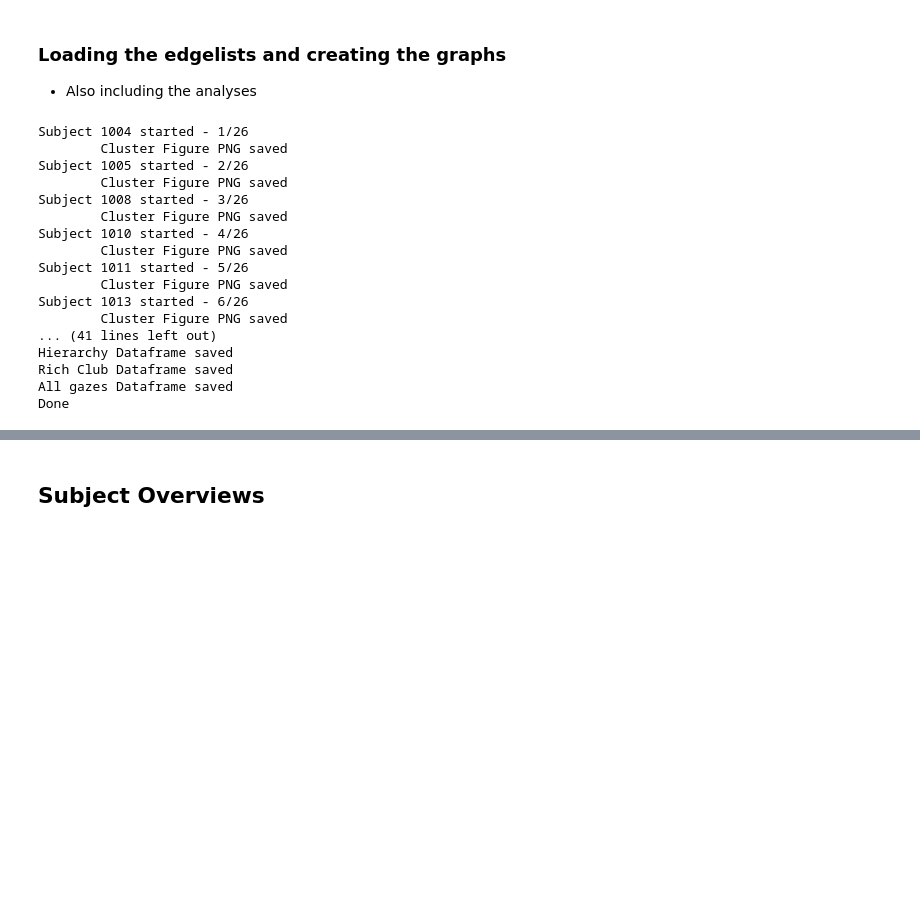
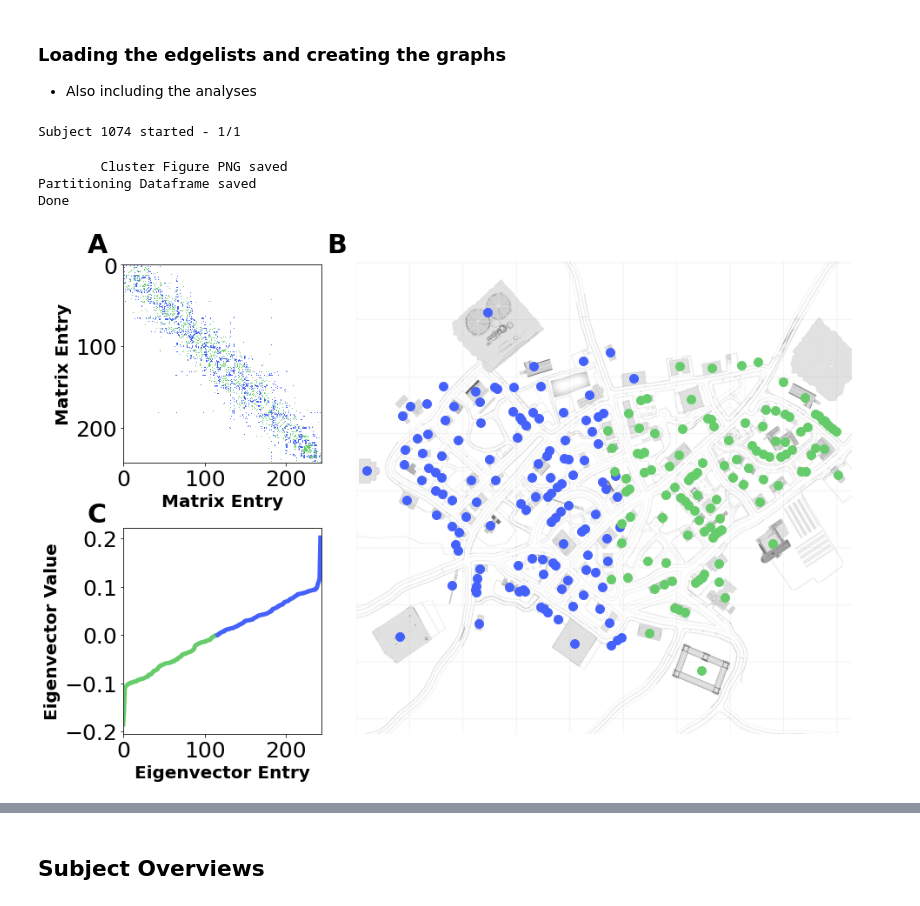
Before and after one commit to lucasessmann/GTA_ET, a Jupyter notebook: GraphAnalysis.ipynb, the cells around one changed output, grey strips where cells are left out. Cells and saved outputs as stored; diff of their text form; code cells hidden in the pictures; blank space fills up the shorter version.

```diff
--- a/GraphAnalysis.ipynb
+++ b/GraphAnalysis.ipynb
@@ -202,7 +204,7 @@ save_centrality = False # if you want to save the centrality dataframe (node deg
 calculate_Partitioning = True # if you want to calculate the graph partitioning
 calculate_Hierarchy = False  # if you want to calculate the hierarchy index
 calculate_RC = False # if you want to calculate the rich club coefficient
-calculate_triang = True  # if you want to calculate the triangulation
+calculate_triang = False  # if you want to calculate the triangulation
 
 subcount = 0 # count subjects
 
@@ -437,10 +439,12 @@ for subject in subIDs:
 
 
                     # settings
-                    plt.xlabel('Matrix Entry', fontsize=fontsize-5, weight='bold')
-                    plt.ylabel('Matrix Entry', fontsize=fontsize-5, weight='bold')
+                    plt.xlabel('Matrix Entry', fontsize=fontsize, weight='bold')
+                    plt.ylabel('Matrix Entry', fontsize=fontsize, weight='bold')
                     plt.rc('xtick', labelsize=fontsize-5)
                     plt.rc('ytick', labelsize=fontsize-5)
+                    plt.xticks([0,100,200])
+                    plt.yticks([0,100,200])
 
 
 
@@ -495,13 +499,20 @@ for subject in subIDs:
                     plt.plot(plot_eig_pos, linewidth = 5, color =blue)
 
                     # settings
-                    plt.xlabel('Eigenvector Entry', fontsize=fontsize-5, weight='bold')
-                    plt.ylabel('Eigenvector Value', fontsize=fontsize-5, weight='bold')
-                    plt.rc('xtick', labelsize=fontsize-5)
-                    plt.rc('ytick', labelsize=fontsize-5)
+                    plt.xlabel('Eigenvector Entry', fontsize=fontsize, weight='bold')
+                    plt.ylabel('Eigenvector Value', fontsize=fontsize, weight='bold')
+                    plt.yticks([-0.2,-0.1,0,0.1,0.2])
 
+                    plt.setp(ax1.get_xticklabels(), Fontsize=fontsize+5)
+                    plt.setp(ax1.get_yticklabels(), Fontsize=fontsize+5)
 
+                    plt.setp(ax3.get_xticklabels(), Fontsize=fontsize+5)
+                    plt.setp(ax3.get_yticklabels(), Fontsize=fontsize+5)
 
+                    # figure labels
+                    ax1.text(-44,-15,figurelabels[0],fontdict={'fontweight':fontweight,'fontsize':labelfontsize})
+                    ax2.text(-220,3760,figurelabels[1],fontdict={'fontweight':fontweight,'fontsize':labelfontsize})
+                    ax3.text(-44,0.235,figurelabels[2],fontdict={'fontweight':fontweight,'fontsize':labelfontsize})
 
 
                     # save the graph as png
@@ -520,7 +531,7 @@ for subject in subIDs:
                             print("\tCould not save subject " + str(subject) + " Cluster Figure as PNG!")
 
 
-                    plt.close()
+                    #plt.close()
 
             else:
                 print('Graph is not fully connected')
@@ -698,47 +709,47 @@ if save_bool == True:
         HierarchyIndexDoc.to_csv(GIT_GRAPH_PATH
                         + "HierarchyTable.csv",
                         index=False)
         print("Hierarchy Dataframe saved")
     except:
         pass
 
     try:
         RichClubDoc.to_csv(GIT_GRAPH_PATH
                 + "RichClubDoc.csv",
                 index=False)
         print("Rich Club Dataframe saved")
     except:
         pass
 
     try:
         gazes.to_csv(GIT_GRAPH_PATH
                                 + "all_gazes.csv",
                                 index=False)
 
         print("All gazes Dataframe saved")
 
     except:
         pass
 
+    try:
+        noise.to_csv(GIT_GRAPH_PATH
+                                + "all_noise.csv",
+                                index=False)
+
+        print("All noise Dataframe saved")
+
+    except:
+        pass
+
+
+
 
 
 
 print('Done')
 # %% [output]
-Subject 1004 started - 1/26
-        Cluster Figure PNG saved
-Subject 1005 started - 2/26
-        Cluster Figure PNG saved
-Subject 1008 started - 3/26
-        Cluster Figure PNG saved
-Subject 1010 started - 4/26
-        Cluster Figure PNG saved
-Subject 1011 started - 5/26
-        Cluster Figure PNG saved
-Subject 1013 started - 6/26
-        Cluster Figure PNG saved
-... (41 lines left out)
-Hierarchy Dataframe saved
-Rich Club Dataframe saved
-All gazes Dataframe saved
-Done
+Subject 1074 started - 1/1
+        Cluster Figure PNG saved
+Partitioning Dataframe saved
+Done
+[figure, added]
```
Also changed, not shown: parts of 9 cells of this notebook.
